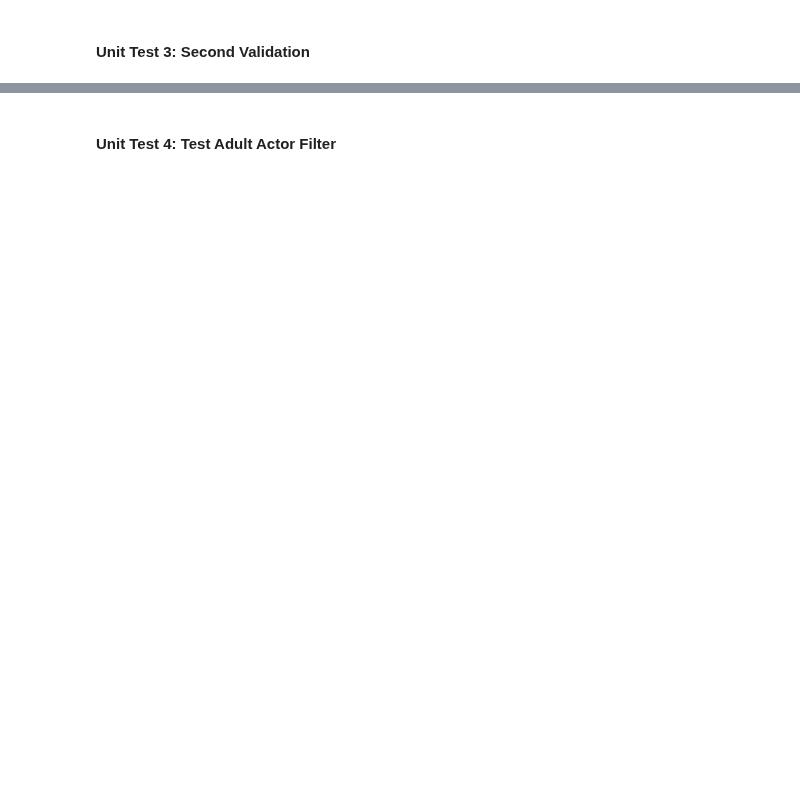
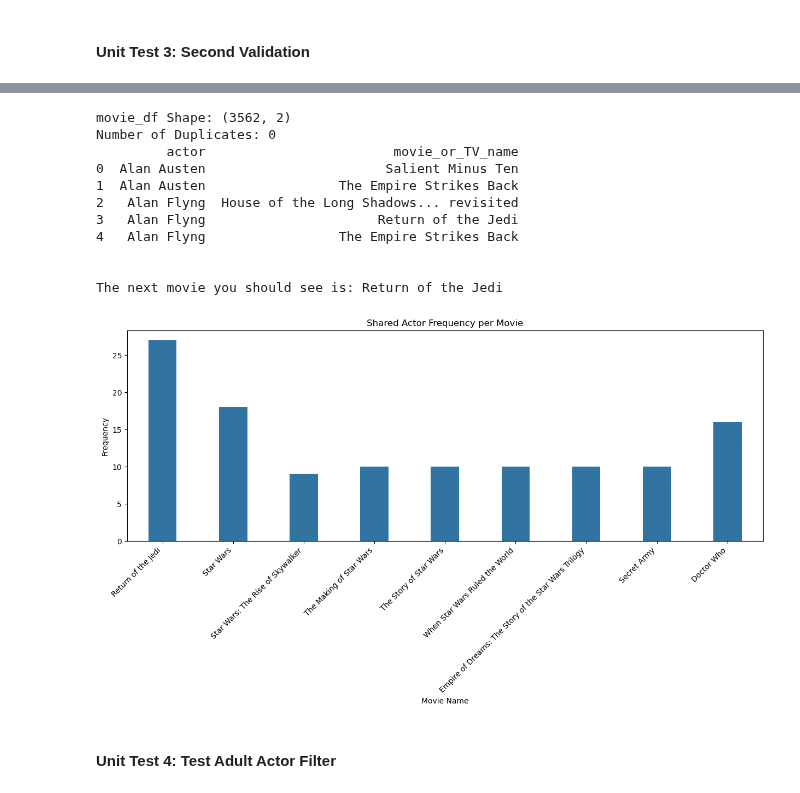
Before and after one commit to taylorswrite/biostat-203c-2024-spring, a Jupyter notebook: hw5/hw5.ipynb, the cells around one changed output, grey strips where cells are left out. Cells and saved outputs as stored; diff of their text form; code cells hidden in the pictures; blank space fills up the shorter version.

```diff
--- a/hw5/hw5.ipynb
+++ b/hw5/hw5.ipynb
@@ -390,0 +483,8 @@ test3_df.head() # first 10 rows.
+# %%
+# Test Inputs
+directory = "1891-the-empire-strikes-back"
+actor = "2-mark-hamill"
+
+# Test webscrape functions
+actor3_df = parse_actor_page(df, actor) # test parse_actor_page
+test3_df = parse_full_credits(directory) # test parse_full_credits
@@ -391,2 +502,17 @@ test3_df.head() # first 10 rows.
+# %%
+plot_results(test3_df, "The Empire Strikes Back", 8)
+# %% [output]
+movie_df Shape: (3562, 2)
+Number of Duplicates: 0
+         actor                        movie_or_TV_name
+0  Alan Austen                       Salient Minus Ten
+1  Alan Austen                 The Empire Strikes Back
+2   Alan Flyng  House of the Long Shadows... revisited
+3   Alan Flyng                      Return of the Jedi
+4   Alan Flyng                 The Empire Strikes Back
+
+
+The next movie you should see is: Return of the Jedi
+[figure, added]
 # %% [markdown]
 #### Unit Test 4: Test Adult Actor Filter
```
Also changed, not shown: parts of 22 cells of this notebook, 1 other file.
